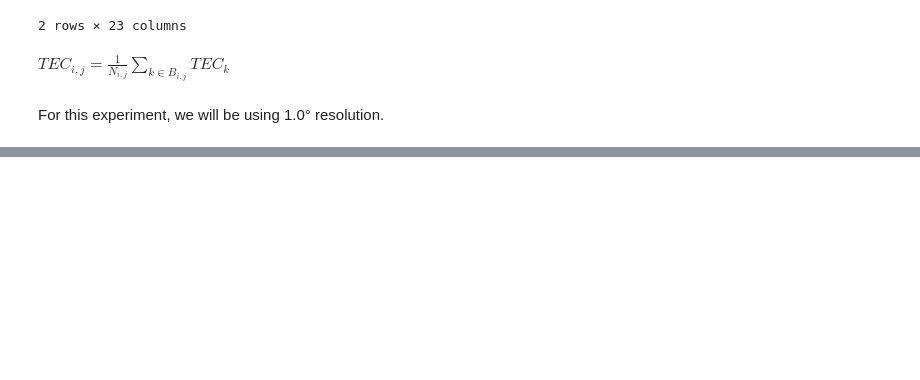
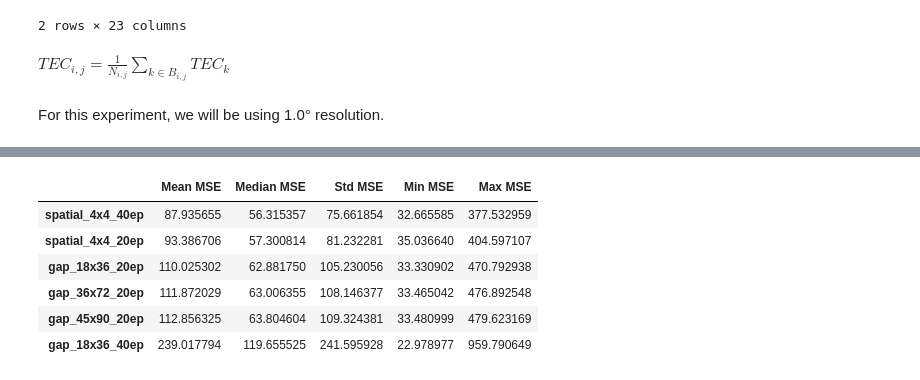
Before and after one commit to AmritM1015/surya-tec-forecasting, a Jupyter notebook: tec_solar_observations.ipynb, the cells around one changed output, grey strips where cells are left out. Drawn from its saved outputs; the diff is of its cells as text; code cells hidden in the pictures; blank space fills up the shorter version.

Commit message:
Added LOOCV experiments for GAP and Spatial pooling TEC forecasting

```diff
--- a/tec_solar_observations.ipynb
+++ b/tec_solar_observations.ipynb
@@ -1418,0 +1137,2 @@ For this experiment, we will be using 1.0° resolution.
+# %%
+device = torch.device("cuda" if torch.cuda.is_available else "cpu")
@@ -1427,2 +1263,5 @@ $\mathcal{L}_{masked MSE} = \frac{\sum_{t,i,j}{M_{t,i,j}(\hat{Y}_{t,i,j}-Y_{t,i,
 # %%
 # TODO: CONFIGURE SURYA LORA TRAINED MODEL WITH DATASET
+def masked_mse(pred,target,mask):
+    squared_error = (pred-target).square()
+    return (mask*squared_error).sum()/mask.sum().clamp(min=1)
@@ -1428,0 +1407,3 @@ $\mathcal{L}_{masked MSE} = \frac{\sum_{t,i,j}{M_{t,i,j}(\hat{Y}_{t,i,j}-Y_{t,i,
+# %%
+latent_dir = Path("latent_features")
+pooled_dir = Path("pooled_features")
@@ -1428,0 +1794,17 @@ $\mathcal{L}_{masked MSE} = \frac{\sum_{t,i,j}{M_{t,i,j}(\hat{Y}_{t,i,j}-Y_{t,i,
+# %%
+results = {}
+
+for name, config in experiments.items():
+    print(f"\nRunning experiment: {name}")
+
+    fold_mse = run_loocv(config, dataset, device)
+
+    results[name] = {
+        "config": config,
+        "fold_mse": fold_mse.tolist(),
+        "mean": float(np.mean(fold_mse)),
+        "median": float(np.median(fold_mse)),
+        "std": float(np.std(fold_mse)),
+        "min": float(np.min(fold_mse)),
+        "max": float(np.max(fold_mse)),
+    }
@@ -1428,0 +1829,21 @@ $\mathcal{L}_{masked MSE} = \frac{\sum_{t,i,j}{M_{t,i,j}(\hat{Y}_{t,i,j}-Y_{t,i,
+# %%
+summary = pd.DataFrame({
+    name: {
+        "Mean MSE": result["mean"],
+        "Median MSE": result["median"],
+        "Std MSE": result["std"],
+        "Min MSE": result["min"],
+        "Max MSE": result["max"],
+    }
+    for name, result in results.items()
+}).T
+
+display(summary.sort_values("Mean MSE"))
+# %% [output]
+|  | Mean MSE | Median MSE | Std MSE | Min MSE | Max MSE |
+| spatial_4x4_40ep | 87.935655 | 56.315357 | 75.661854 | 32.665585 | 377.532959 |
+| spatial_4x4_20ep | 93.386706 | 57.300814 | 81.232281 | 35.036640 | 404.597107 |
+| gap_18x36_20ep | 110.025302 | 62.881750 | 105.230056 | 33.330902 | 470.792938 |
+| gap_36x72_20ep | 111.872029 | 63.006355 | 108.146377 | 33.465042 | 476.892548 |
+| gap_45x90_20ep | 112.856325 | 63.804604 | 109.324381 | 33.480999 | 479.623169 |
+| gap_18x36_40ep | 239.017794 | 119.655525 | 241.595928 | 22.978977 | 959.790649 |
```
Also changed, not shown: parts of 86 cells of this notebook, 4 other files.
